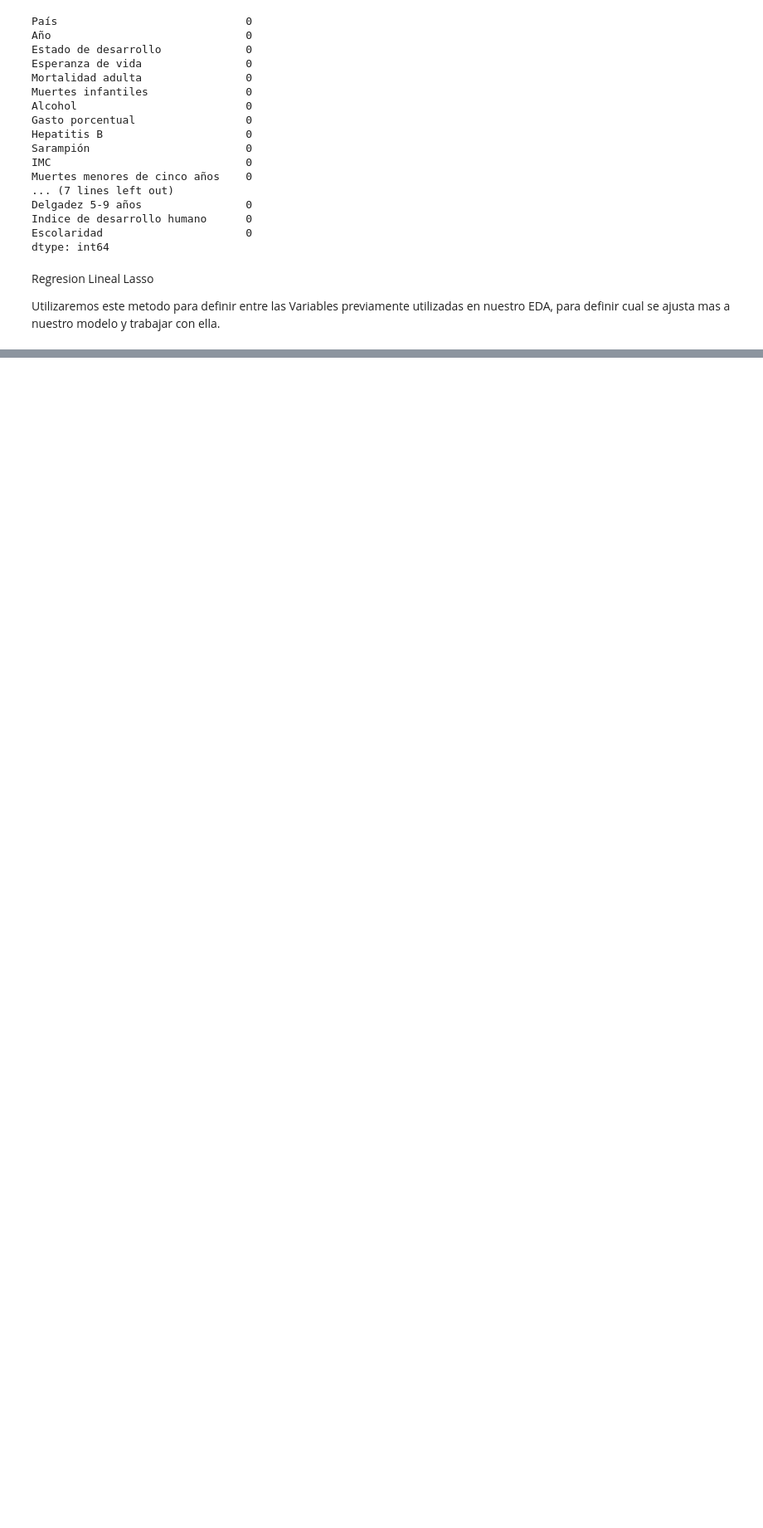
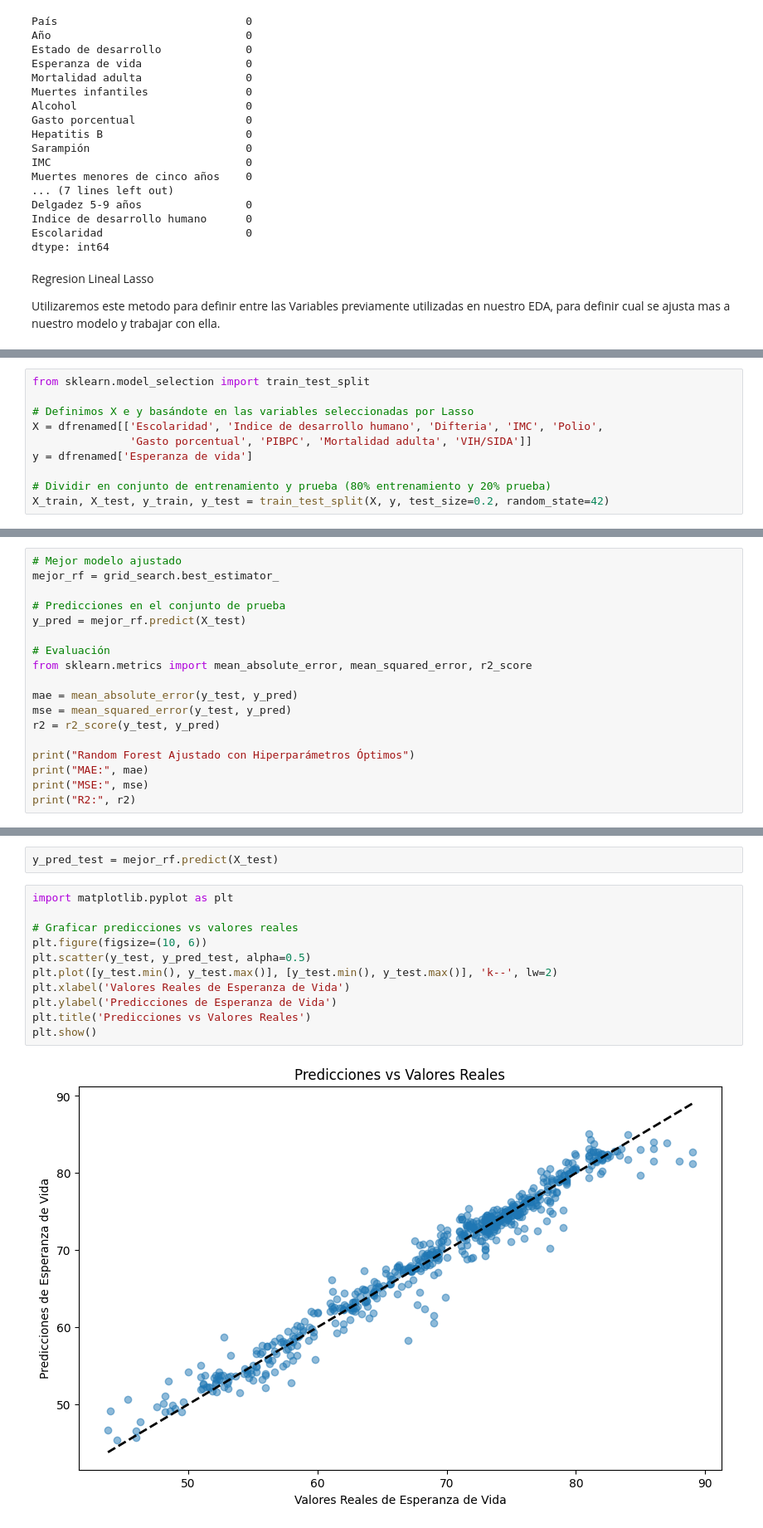
Before and after one commit to Korancito/LifeE.01.Coder, a Jupyter notebook: Nootebooks/Modelo.ipynb, the cells around one changed output, grey strips where cells are left out. Shown: that part at 83% size. Saved outputs shown, nothing was run; the diff lists cells and outputs as text; blank space fills up the shorter version.

```diff
--- a/Nootebooks/Modelo.ipynb
+++ b/Nootebooks/Modelo.ipynb
@@ -168,0 +198,10 @@ dtype: float64
+# %%
+from sklearn.model_selection import train_test_split
+
+# Definimos X e y basándote en las variables seleccionadas por Lasso
+X = dfrenamed[['Escolaridad', 'Indice de desarrollo humano', 'Difteria', 'IMC', 'Polio',
+               'Gasto porcentual', 'PIBPC', 'Mortalidad adulta', 'VIH/SIDA']]
+y = dfrenamed['Esperanza de vida']
+
+# Dividir en conjunto de entrenamiento y prueba (80% entrenamiento y 20% prueba)
+X_train, X_test, y_train, y_test = train_test_split(X, y, test_size=0.2, random_state=42)
@@ -168,0 +313,18 @@ dtype: float64
+# %%
+# Mejor modelo ajustado
+mejor_rf = grid_search.best_estimator_
+
+# Predicciones en el conjunto de prueba
+y_pred = mejor_rf.predict(X_test)
+
+# Evaluación
+from sklearn.metrics import mean_absolute_error, mean_squared_error, r2_score
+
+mae = mean_absolute_error(y_test, y_pred)
+mse = mean_squared_error(y_test, y_pred)
+r2 = r2_score(y_test, y_pred)
+
+print("Random Forest Ajustado con Hiperparámetros Óptimos")
+print("MAE:", mae)
+print("MSE:", mse)
+print("R2:", r2)
@@ -168,0 +346,15 @@ dtype: float64
+# %%
+y_pred_test = mejor_rf.predict(X_test)
+# %%
+import matplotlib.pyplot as plt
+
+# Graficar predicciones vs valores reales
+plt.figure(figsize=(10, 6))
+plt.scatter(y_test, y_pred_test, alpha=0.5)
+plt.plot([y_test.min(), y_test.max()], [y_test.min(), y_test.max()], 'k--', lw=2)
+plt.xlabel('Valores Reales de Esperanza de Vida')
+plt.ylabel('Predicciones de Esperanza de Vida')
+plt.title('Predicciones vs Valores Reales')
+plt.show()
+# %% [output]
+[figure, added]
```
Also changed, not shown: parts of 10 cells of this notebook.
